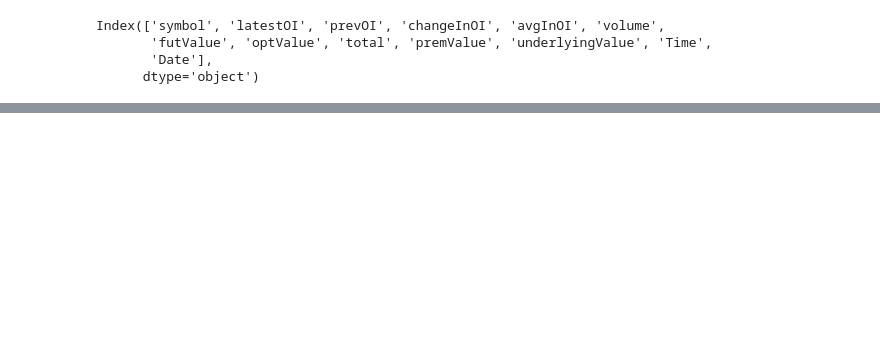
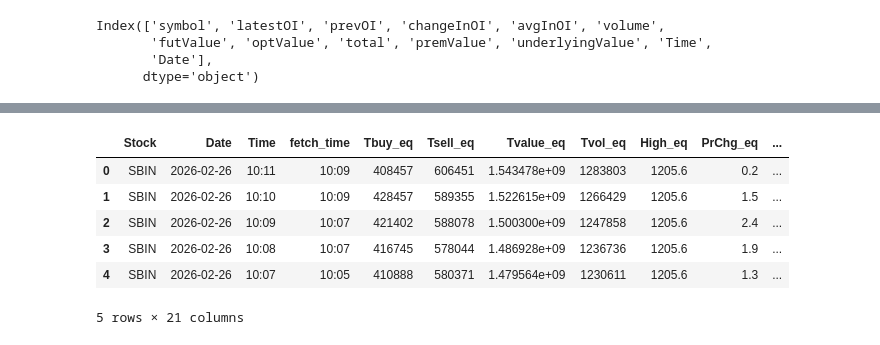
Before and after one commit to shailsun28/stockshortlisting, a Jupyter notebook: fnoLiveData.ipynb, the cells around one changed output, grey strips where cells are left out. Drawn from its saved outputs; the diff is of its cells as text; code cells hidden in the pictures; blank space fills up the shorter version.

```diff
--- a/fnoLiveData.ipynb
+++ b/fnoLiveData.ipynb
@@ -894,0 +733,10 @@ plot_charts(plot_turnover_df, selected_turnover, COMMON_CHART_SPECS)
+# %%
+alldf.head()
+# %% [output]
+|  | Stock | Date | Time | fetch_time | Tbuy_eq | Tsell_eq | Tvalue_eq | Tvol_eq | High_eq | PrChg_eq | ... |
+| 0 | SBIN | 2026-02-26 | 10:11 | 10:09 | 408457 | 606451 | 1.543478e+09 | 1283803 | 1205.6 | 0.2 | ... |
+| 1 | SBIN | 2026-02-26 | 10:10 | 10:09 | 428457 | 589355 | 1.522615e+09 | 1266429 | 1205.6 | 1.5 | ... |
+| 2 | SBIN | 2026-02-26 | 10:09 | 10:07 | 421402 | 588078 | 1.500300e+09 | 1247858 | 1205.6 | 2.4 | ... |
+| 3 | SBIN | 2026-02-26 | 10:08 | 10:07 | 416745 | 578044 | 1.486928e+09 | 1236736 | 1205.6 | 1.9 | ... |
+| 4 | SBIN | 2026-02-26 | 10:07 | 10:05 | 410888 | 580371 | 1.479564e+09 | 1230611 | 1205.6 | 1.3 | ... |
+5 rows × 21 columns
```
Also changed, not shown: parts of 4 cells of this notebook, 3 other files.
